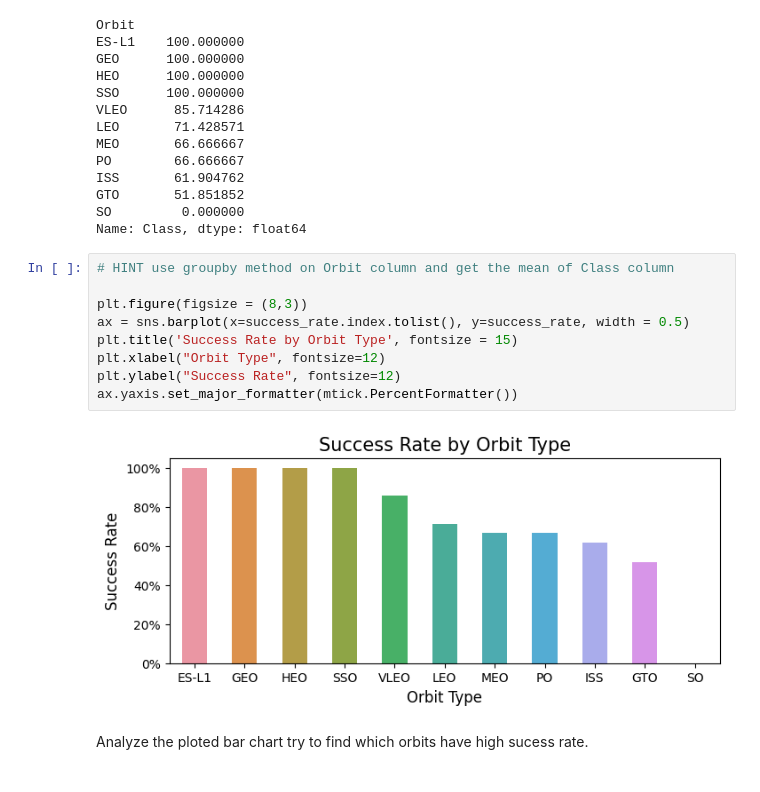
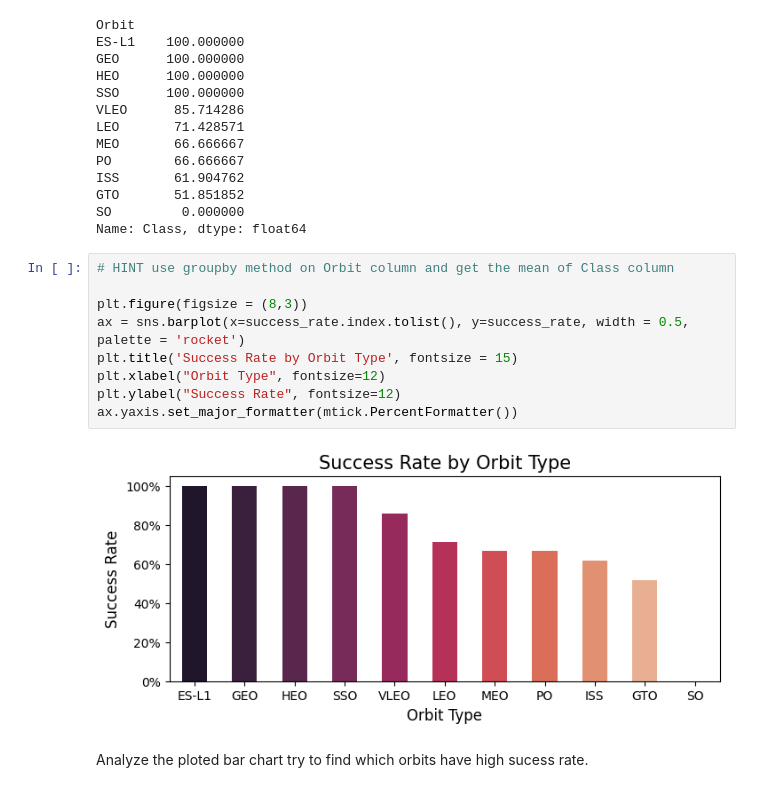
Before and after one commit to AlexBandurin/IBM_Applied_Data_Science_Capstone, a Jupyter notebook: EDA with Data Visualization.ipynb, the cells around one changed output. Drawn from its saved outputs; the diff is of its cells as text.

```diff
--- a/EDA with Data Visualization.ipynb
+++ b/EDA with Data Visualization.ipynb
@@ -155,14 +155,14 @@ Name: Class, dtype: float64
 # %%
 # HINT use groupby method on Orbit column and get the mean of Class column
 
 plt.figure(figsize = (8,3))
-ax = sns.barplot(x=success_rate.index.tolist(), y=success_rate, width = 0.5)
+ax = sns.barplot(x=success_rate.index.tolist(), y=success_rate, width = 0.5, palette = 'rocket')
 plt.title('Success Rate by Orbit Type', fontsize = 15)
 plt.xlabel("Orbit Type", fontsize=12)
 plt.ylabel("Success Rate", fontsize=12)
 ax.yaxis.set_major_formatter(mtick.PercentFormatter())
 # %% [output]
-[figure, old version]
+[figure, new version]
 # %% [markdown]
 Analyze the ploted bar chart try to find which orbits have high sucess rate.
 # %%
```
Also changed, not shown: 1 other file.
